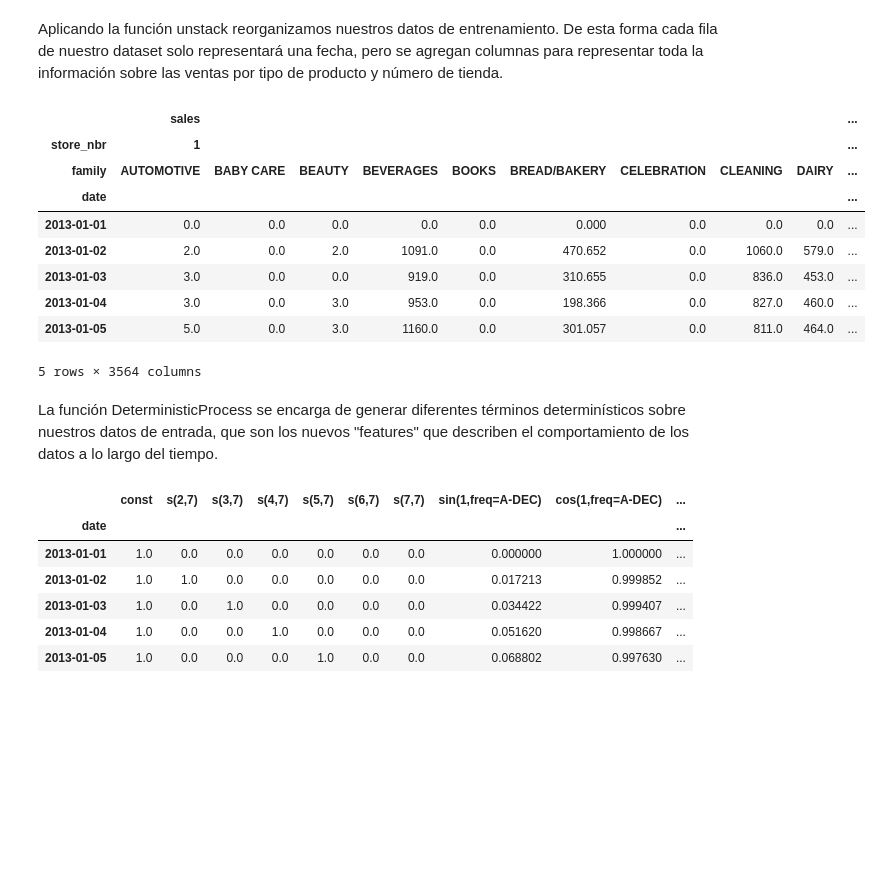
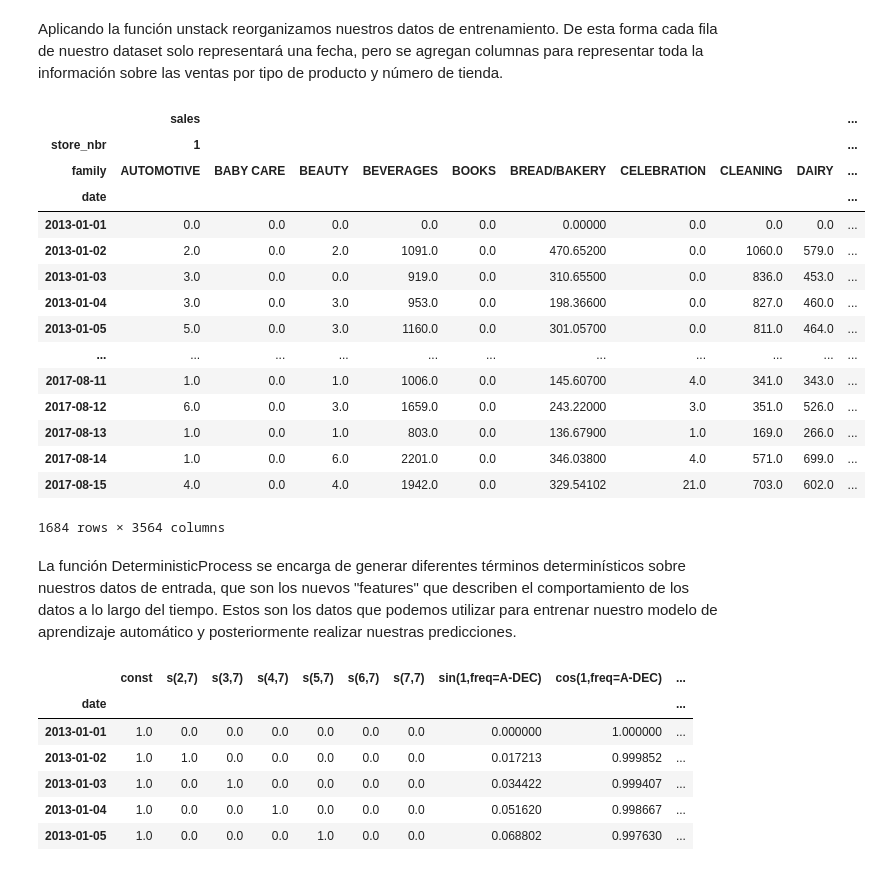
Before and after one commit to EmilianoV-TEC/Reto_TC3006C, a Jupyter notebook: avance-1-reto.ipynb, the cells around one changed output. Saved outputs shown, nothing was run; the diff lists cells and outputs as text; code cells hidden in the pictures; blank space fills up the shorter version.

```diff
--- a/avance-1-reto.ipynb
+++ b/avance-1-reto.ipynb
@@ -357,20 +380,26 @@ Aplicando la función unstack reorganizamos nuestros datos de entrenamiento. De
 # %%
 df_train_unstacked = df_train.unstack(['store_nbr','family'])
 # %%
-df_train_unstacked.head()
+df_train_unstacked
 # %% [output]
 |  | sales |  |  |  |  |  |  |  |  | ... |
 | store_nbr | 1 |  |  |  |  |  |  |  |  | ... |
 | family | AUTOMOTIVE | BABY CARE | BEAUTY | BEVERAGES | BOOKS | BREAD/BAKERY | CELEBRATION | CLEANING | DAIRY | ... |
 | date |  |  |  |  |  |  |  |  |  | ... |
-| 2013-01-01 | 0.0 | 0.0 | 0.0 | 0.0 | 0.0 | 0.000 | 0.0 | 0.0 | 0.0 | ... |
-| 2013-01-02 | 2.0 | 0.0 | 2.0 | 1091.0 | 0.0 | 470.652 | 0.0 | 1060.0 | 579.0 | ... |
-| 2013-01-03 | 3.0 | 0.0 | 0.0 | 919.0 | 0.0 | 310.655 | 0.0 | 836.0 | 453.0 | ... |
-| 2013-01-04 | 3.0 | 0.0 | 3.0 | 953.0 | 0.0 | 198.366 | 0.0 | 827.0 | 460.0 | ... |
-| 2013-01-05 | 5.0 | 0.0 | 3.0 | 1160.0 | 0.0 | 301.057 | 0.0 | 811.0 | 464.0 | ... |
+| 2013-01-01 | 0.0 | 0.0 | 0.0 | 0.0 | 0.0 | 0.00000 | 0.0 | 0.0 | 0.0 | ... |
+| 2013-01-02 | 2.0 | 0.0 | 2.0 | 1091.0 | 0.0 | 470.65200 | 0.0 | 1060.0 | 579.0 | ... |
+| 2013-01-03 | 3.0 | 0.0 | 0.0 | 919.0 | 0.0 | 310.65500 | 0.0 | 836.0 | 453.0 | ... |
+| 2013-01-04 | 3.0 | 0.0 | 3.0 | 953.0 | 0.0 | 198.36600 | 0.0 | 827.0 | 460.0 | ... |
+| 2013-01-05 | 5.0 | 0.0 | 3.0 | 1160.0 | 0.0 | 301.05700 | 0.0 | 811.0 | 464.0 | ... |
+| ... | ... | ... | ... | ... | ... | ... | ... | ... | ... | ... |
+| 2017-08-11 | 1.0 | 0.0 | 1.0 | 1006.0 | 0.0 | 145.60700 | 4.0 | 341.0 | 343.0 | ... |
+| 2017-08-12 | 6.0 | 0.0 | 3.0 | 1659.0 | 0.0 | 243.22000 | 3.0 | 351.0 | 526.0 | ... |
+| 2017-08-13 | 1.0 | 0.0 | 1.0 | 803.0 | 0.0 | 136.67900 | 1.0 | 169.0 | 266.0 | ... |
+| 2017-08-14 | 1.0 | 0.0 | 6.0 | 2201.0 | 0.0 | 346.03800 | 4.0 | 571.0 | 699.0 | ... |
+| 2017-08-15 | 4.0 | 0.0 | 4.0 | 1942.0 | 0.0 | 329.54102 | 21.0 | 703.0 | 602.0 | ... |
-5 rows × 3564 columns
+1684 rows × 3564 columns
 # %% [markdown]
-La función DeterministicProcess se encarga de generar diferentes términos determinísticos sobre nuestros datos de entrada, que son los nuevos "features" que describen el comportamiento de los datos a lo largo del tiempo.
+La función DeterministicProcess se encarga de generar diferentes términos determinísticos sobre nuestros datos de entrada, que son los nuevos "features" que describen el comportamiento de los datos a lo largo del tiempo. Estos son los datos que podemos utilizar para entrenar nuestro modelo de aprendizaje automático y posteriormente realizar nuestras predicciones.
 # %%
 fourier_terms = CalendarFourier(freq='Y', order=4)
 
```
Also changed, not shown: parts of 28 cells of this notebook.
